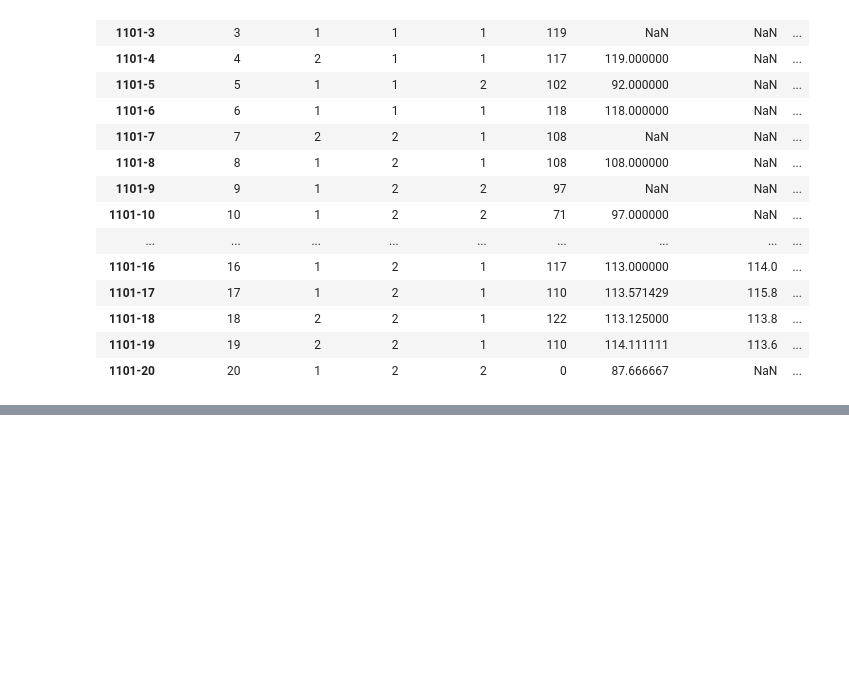
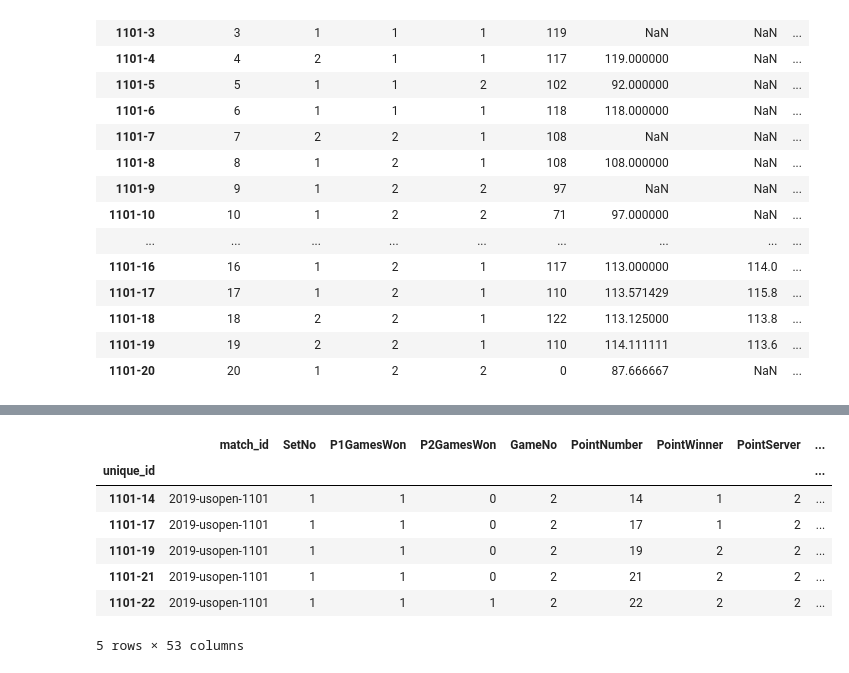
Before and after one commit to Sepelbaum/tennis, a Jupyter notebook: getting_and_cleaning_data-Copy2.ipynb, the cells around one changed output, grey strips where cells are left out. Saved outputs shown, nothing was run; the diff lists cells and outputs as text; code cells hidden in the pictures; blank space fills up the shorter version.

Commit message:
final table

```diff
--- a/getting_and_cleaning_data-Copy2.ipynb
+++ b/getting_and_cleaning_data-Copy2.ipynb
@@ -331,0 +326,17 @@ print(ace_count, serves)
+# %%
+P2_Score = []
+for score in pts_1['P1Score']:
+    if score == '15':
+        a = 1
+    elif score == '30':
+        a = 2
+    elif score == '40':
+        a = 3
+    elif score == 'AD':
+        a = 4
+    else:
+        a = score
+    P2_Score.append(a)
+# %%
+pts_1['P1_Score'] = P1_Score
+pts_1['P2_Score'] = P2_Score
@@ -331,0 +363,11 @@ print(ace_count, serves)
+# %%
+cols_to_drop1 = ['ElapsedTime','SetWinner','GameWinner','Speed_KMH','P1Score','P2Score',
+                'P1Momentum','P2Momentum','P1Ace','P2Ace','P1Winner','P2Winner','P1DoubleFault',
+                'P2DoubleFault','P1UnfErr','P2UnfErr','P1NetPoint','P2NetPoint','P1BreakPointWon',
+                'P2BreakPointWon','History','Speed_MPH','P1BreakPointMissed','P2BreakPointMissed',
+                'ServeIndicator','WinnerType','WinnerShotType','P1DistanceRun','P2DistanceRun',
+                'RallyCount','ServeWidth','ServeDepth','ReturnDepth','Ace','DoubleFault',
+                 'P1NetPointWon','P2NetPointWon']
+final_pts = pts_1
+for col in cols_to_drop1:
+    final_pts = final_pts.drop(col, axis=1)
@@ -331,0 +394,2 @@ print(ace_count, serves)
+# %%
+final_pts_1 = final_pts.dropna()
@@ -331,0 +416,11 @@ print(ace_count, serves)
+# %%
+final_pts_1.head()
+# %% [output]
+|  | match_id | SetNo | P1GamesWon | P2GamesWon | GameNo | PointNumber | PointWinner | PointServer | ... |
+| unique_id |  |  |  |  |  |  |  |  | ... |
+| 1101-14 | 2019-usopen-1101 | 1 | 1 | 0 | 2 | 14 | 1 | 2 | ... |
+| 1101-17 | 2019-usopen-1101 | 1 | 1 | 0 | 2 | 17 | 1 | 2 | ... |
+| 1101-19 | 2019-usopen-1101 | 1 | 1 | 0 | 2 | 19 | 2 | 2 | ... |
+| 1101-21 | 2019-usopen-1101 | 1 | 1 | 0 | 2 | 21 | 2 | 2 | ... |
+| 1101-22 | 2019-usopen-1101 | 1 | 1 | 1 | 2 | 22 | 2 | 2 | ... |
+5 rows × 53 columns
```
Also changed, not shown: parts of 24 cells of this notebook.
